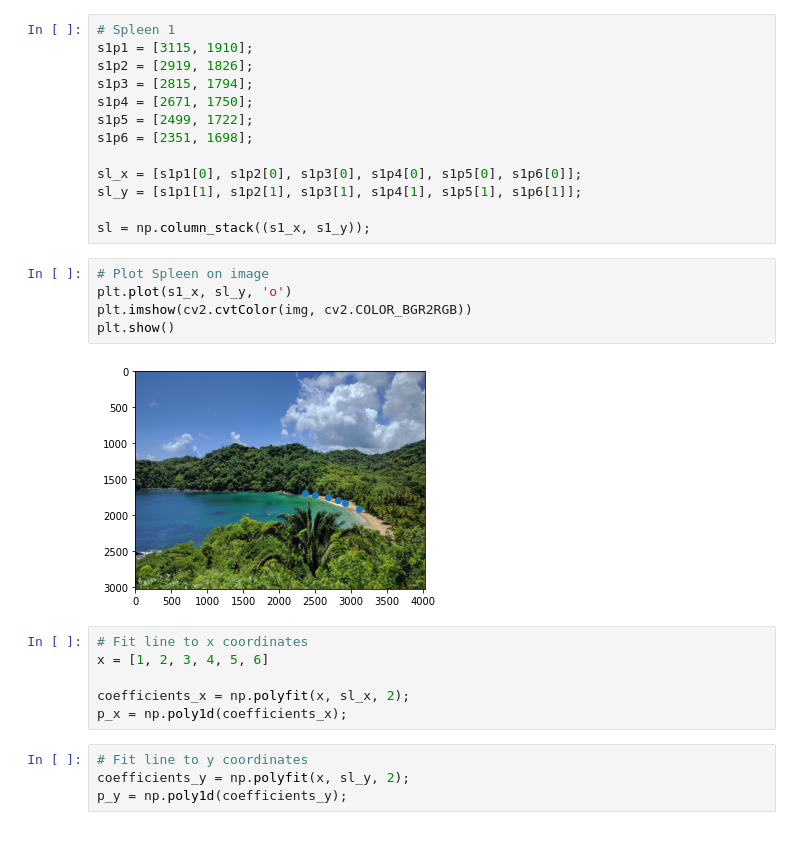
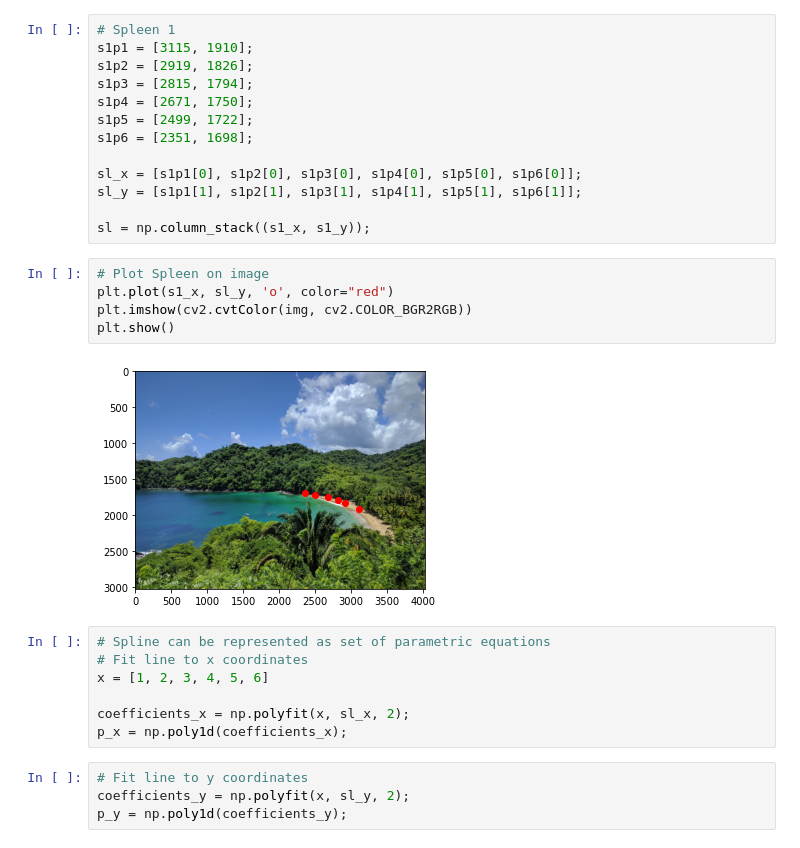
Before and after one commit to longeo/ImageWarpingPDEs, a Jupyter notebook: image_warper_opencv.ipynb, the cells around one changed output. Saved outputs shown, nothing was run; the diff lists cells and outputs as text.

```diff
--- a/image_warper_opencv.ipynb
+++ b/image_warper_opencv.ipynb
@@ -30,21 +31,22 @@ sl_x = [s1p1[0], s1p2[0], s1p3[0], s1p4[0], s1p5[0], s1p6[0]];
 sl_y = [s1p1[1], s1p2[1], s1p3[1], s1p4[1], s1p5[1], s1p6[1]];
 
 sl = np.column_stack((s1_x, s1_y));
-# %%
-# Plot Spleen on image
-plt.plot(s1_x, sl_y, 'o')
-plt.imshow(cv2.cvtColor(img, cv2.COLOR_BGR2RGB))
-plt.show()
-# %% [output]
-[figure, removed]
-# %%
-# Fit line to x coordinates
-x = [1, 2, 3, 4, 5, 6]
-
-coefficients_x = np.polyfit(x, sl_x, 2);
-p_x = np.poly1d(coefficients_x);
-# %%
-# Fit line to y coordinates
-coefficients_y = np.polyfit(x, sl_y, 2);
-p_y = np.poly1d(coefficients_y);
+# %%
+# Plot Spleen on image
+plt.plot(s1_x, sl_y, 'o', color="red")
+plt.imshow(cv2.cvtColor(img, cv2.COLOR_BGR2RGB))
+plt.show()
+# %% [output]
+[figure, added]
+# %%
+# Spline can be represented as set of parametric equations
+# Fit line to x coordinates
+x = [1, 2, 3, 4, 5, 6]
+
+coefficients_x = np.polyfit(x, sl_x, 2);
+p_x = np.poly1d(coefficients_x);
+# %%
+# Fit line to y coordinates
+coefficients_y = np.polyfit(x, sl_y, 2);
+p_y = np.poly1d(coefficients_y);
 # %%
```
Also changed, not shown: parts of 6 cells of this notebook.
